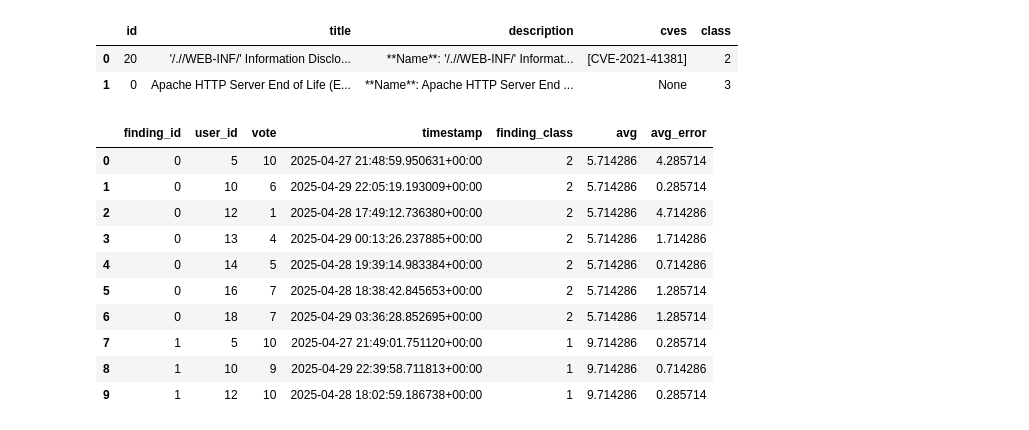
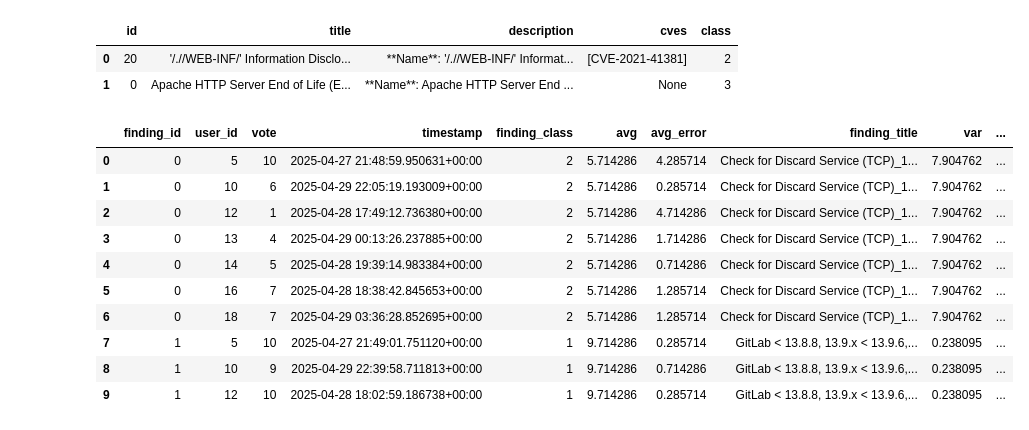
Before and after one commit to TopologyMapping/network-security, a Jupyter notebook: voting_analysis/src/analysis/data_prep.ipynb, the cells around one changed output. Cells and saved outputs as stored; diff of their text form; code cells hidden in the pictures.

```diff
--- a/voting_analysis/src/analysis/data_prep.ipynb
+++ b/voting_analysis/src/analysis/data_prep.ipynb
@@ -157,40 +150,47 @@ df_fc.head(2)
 # %%
 # NUMERIC VOTES
 df_vn = pd.DataFrame(vn)
 
 # Converting column to numeric
 df_vn["vote_num"] = pd.to_numeric(df_vn["vote_num"])
 
 # Renaming ambiguous columns
 df_vn = df_vn.rename(columns={"id": "finding_id", "vote_num": "vote"})
 
 # 0-based indexing for findings
 df_vn["finding_id"] = df_vn["finding_id"] - 1
 
 # Adding finding class between IN_KEV, HAS_CVE & NO_CVE
 df_vn["finding_class"] = df_vn.join(df_fn.set_index("id"), on="finding_id")["class"]
 
 # Converting timestamp to pandas datetime
 df_vn["timestamp"] = pd.to_datetime(df_vn["timestamp"], format="ISO8601")
 
 # Setting up avg related metrics
 df_vn["avg"] = df_vn["finding_id"].map(df_vn.groupby("finding_id").agg({"vote": "mean"})["vote"])
 df_vn["avg_error"] = abs(df_vn["vote"] - df_vn["avg"])
 
+# Setting up title variable
+df_vn["finding_title"] = pd.merge(df_vn, df_fn[["id", "title"]], left_on="finding_id", right_on="id")['title']
+
+
+# Setting up variance related metrics
+df_vn["var"] = df_vn["finding_id"].map(df_vn.groupby("finding_id").agg({"vote": "var"})["vote"])
+df_vn["var_percentile"] = df_vn["finding_id"].map(df_vn.groupby("finding_id").agg({"vote": "var"})["vote"].rank(pct=True))
 
 df_vn.head(10)
 # %% [output]
-|  | finding_id | user_id | vote | timestamp | finding_class | avg | avg_error |
-| 0 | 0 | 5 | 10 | 2025-04-27 21:48:59.950631+00:00 | 2 | 5.714286 | 4.285714 |
-| 1 | 0 | 10 | 6 | 2025-04-29 22:05:19.193009+00:00 | 2 | 5.714286 | 0.285714 |
-| 2 | 0 | 12 | 1 | 2025-04-28 17:49:12.736380+00:00 | 2 | 5.714286 | 4.714286 |
-| 3 | 0 | 13 | 4 | 2025-04-29 00:13:26.237885+00:00 | 2 | 5.714286 | 1.714286 |
-| 4 | 0 | 14 | 5 | 2025-04-28 19:39:14.983384+00:00 | 2 | 5.714286 | 0.714286 |
-| 5 | 0 | 16 | 7 | 2025-04-28 18:38:42.845653+00:00 | 2 | 5.714286 | 1.285714 |
-| 6 | 0 | 18 | 7 | 2025-04-29 03:36:28.852695+00:00 | 2 | 5.714286 | 1.285714 |
-| 7 | 1 | 5 | 10 | 2025-04-27 21:49:01.751120+00:00 | 1 | 9.714286 | 0.285714 |
-| 8 | 1 | 10 | 9 | 2025-04-29 22:39:58.711813+00:00 | 1 | 9.714286 | 0.714286 |
-| 9 | 1 | 12 | 10 | 2025-04-28 18:02:59.186738+00:00 | 1 | 9.714286 | 0.285714 |
+|  | finding_id | user_id | vote | timestamp | finding_class | avg | avg_error | finding_title | var | ... |
+| 0 | 0 | 5 | 10 | 2025-04-27 21:48:59.950631+00:00 | 2 | 5.714286 | 4.285714 | Check for Discard Service (TCP)_1... | 7.904762 | ... |
+| 1 | 0 | 10 | 6 | 2025-04-29 22:05:19.193009+00:00 | 2 | 5.714286 | 0.285714 | Check for Discard Service (TCP)_1... | 7.904762 | ... |
+| 2 | 0 | 12 | 1 | 2025-04-28 17:49:12.736380+00:00 | 2 | 5.714286 | 4.714286 | Check for Discard Service (TCP)_1... | 7.904762 | ... |
+| 3 | 0 | 13 | 4 | 2025-04-29 00:13:26.237885+00:00 | 2 | 5.714286 | 1.714286 | Check for Discard Service (TCP)_1... | 7.904762 | ... |
+| 4 | 0 | 14 | 5 | 2025-04-28 19:39:14.983384+00:00 | 2 | 5.714286 | 0.714286 | Check for Discard Service (TCP)_1... | 7.904762 | ... |
+| 5 | 0 | 16 | 7 | 2025-04-28 18:38:42.845653+00:00 | 2 | 5.714286 | 1.285714 | Check for Discard Service (TCP)_1... | 7.904762 | ... |
+| 6 | 0 | 18 | 7 | 2025-04-29 03:36:28.852695+00:00 | 2 | 5.714286 | 1.285714 | Check for Discard Service (TCP)_1... | 7.904762 | ... |
+| 7 | 1 | 5 | 10 | 2025-04-27 21:49:01.751120+00:00 | 1 | 9.714286 | 0.285714 | GitLab < 13.8.8, 13.9.x < 13.9.6,... | 0.238095 | ... |
+| 8 | 1 | 10 | 9 | 2025-04-29 22:39:58.711813+00:00 | 1 | 9.714286 | 0.714286 | GitLab < 13.8.8, 13.9.x < 13.9.6,... | 0.238095 | ... |
+| 9 | 1 | 12 | 10 | 2025-04-28 18:02:59.186738+00:00 | 1 | 9.714286 | 0.285714 | GitLab < 13.8.8, 13.9.x < 13.9.6,... | 0.238095 | ... |
 # %%
 # CLASS VOTES
 df_vc = pd.DataFrame(vc)
```
Also changed, not shown: parts of 6 cells of this notebook, 2 other files.
